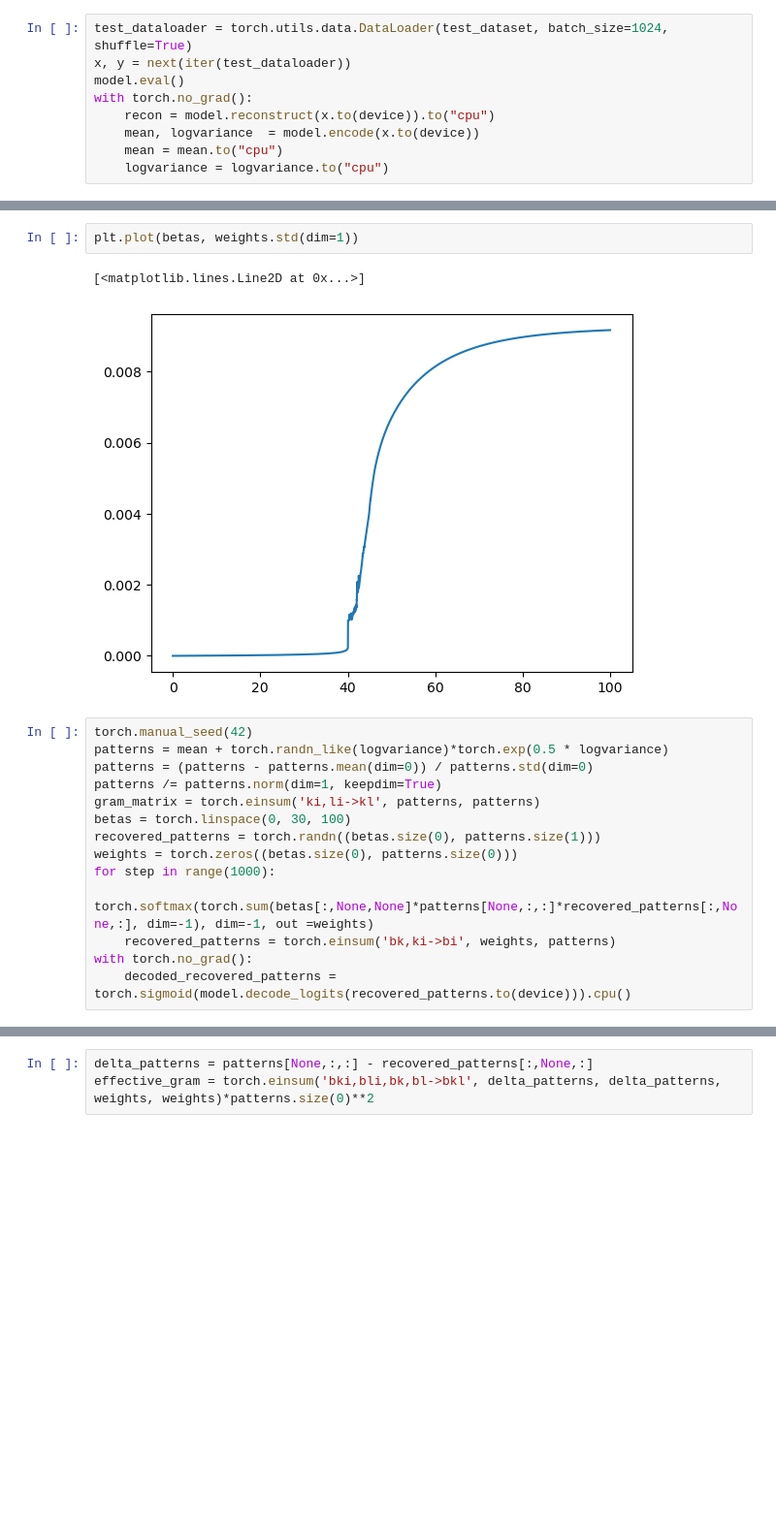
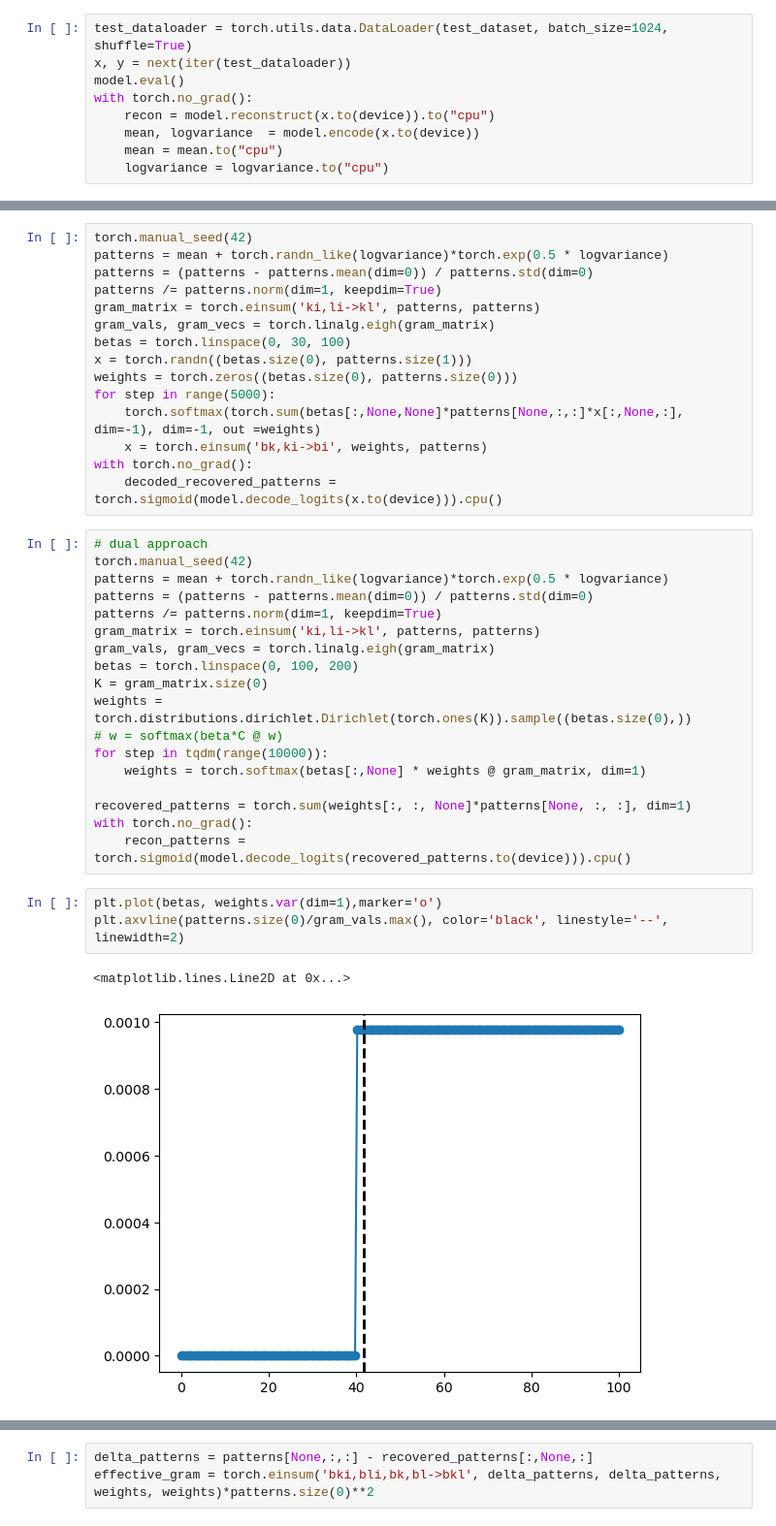
Before and after one commit to vicioms/camilla, a Jupyter notebook: enet.ipynb, the cells around one changed output, grey strips where cells are left out. Shown at 97% size. Cells and saved outputs as stored; diff of their text form; blank space fills up the shorter version.

```diff
--- a/enet.ipynb
+++ b/enet.ipynb
@@ -288,19 +250,39 @@ for beta_idx in tqdm(range(0, betas.size(0)-1)):
-# %%
-plt.plot(betas, weights.std(dim=1))
-# %% [output]
-[<matplotlib.lines.Line2D at 0x...>]
-[figure, removed]
 # %%
 torch.manual_seed(42)
 patterns = mean + torch.randn_like(logvariance)*torch.exp(0.5 * logvariance)
 patterns = (patterns - patterns.mean(dim=0)) / patterns.std(dim=0)
 patterns /= patterns.norm(dim=1, keepdim=True)
 gram_matrix = torch.einsum('ki,li->kl', patterns, patterns)
+gram_vals, gram_vecs = torch.linalg.eigh(gram_matrix)
 betas = torch.linspace(0, 30, 100)
-recovered_patterns = torch.randn((betas.size(0), patterns.size(1)))
+x = torch.randn((betas.size(0), patterns.size(1)))
 weights = torch.zeros((betas.size(0), patterns.size(0)))
-for step in range(1000):
-    torch.softmax(torch.sum(betas[:,None,None]*patterns[None,:,:]*recovered_patterns[:,None,:], dim=-1), dim=-1, out =weights)
-    recovered_patterns = torch.einsum('bk,ki->bi', weights, patterns)
+for step in range(5000):
+    torch.softmax(torch.sum(betas[:,None,None]*patterns[None,:,:]*x[:,None,:], dim=-1), dim=-1, out =weights)
+    x = torch.einsum('bk,ki->bi', weights, patterns)
 with torch.no_grad():
-    decoded_recovered_patterns = torch.sigmoid(model.decode_logits(recovered_patterns.to(device))).cpu()
+    decoded_recovered_patterns = torch.sigmoid(model.decode_logits(x.to(device))).cpu()
+# %%
+# dual approach
+torch.manual_seed(42)
+patterns = mean + torch.randn_like(logvariance)*torch.exp(0.5 * logvariance)
+patterns = (patterns - patterns.mean(dim=0)) / patterns.std(dim=0)
+patterns /= patterns.norm(dim=1, keepdim=True)
+gram_matrix = torch.einsum('ki,li->kl', patterns, patterns)
+gram_vals, gram_vecs = torch.linalg.eigh(gram_matrix)
+betas = torch.linspace(0, 100, 200)
+K = gram_matrix.size(0)
+weights = torch.distributions.dirichlet.Dirichlet(torch.ones(K)).sample((betas.size(0),))
+# w = softmax(beta*C @ w)
+for step in tqdm(range(10000)):
+    weights = torch.softmax(betas[:,None] * weights @ gram_matrix, dim=1)
+
+recovered_patterns = torch.sum(weights[:, :, None]*patterns[None, :, :], dim=1)
+with torch.no_grad():
+    recon_patterns = torch.sigmoid(model.decode_logits(recovered_patterns.to(device))).cpu()
+# %%
+plt.plot(betas, weights.var(dim=1),marker='o')
+plt.axvline(patterns.size(0)/gram_vals.max(), color='black', linestyle='--', linewidth=2)
+# %% [output]
+<matplotlib.lines.Line2D at 0x...>
+[figure, added]
```
Also changed, not shown: parts of 12 cells of this notebook.
